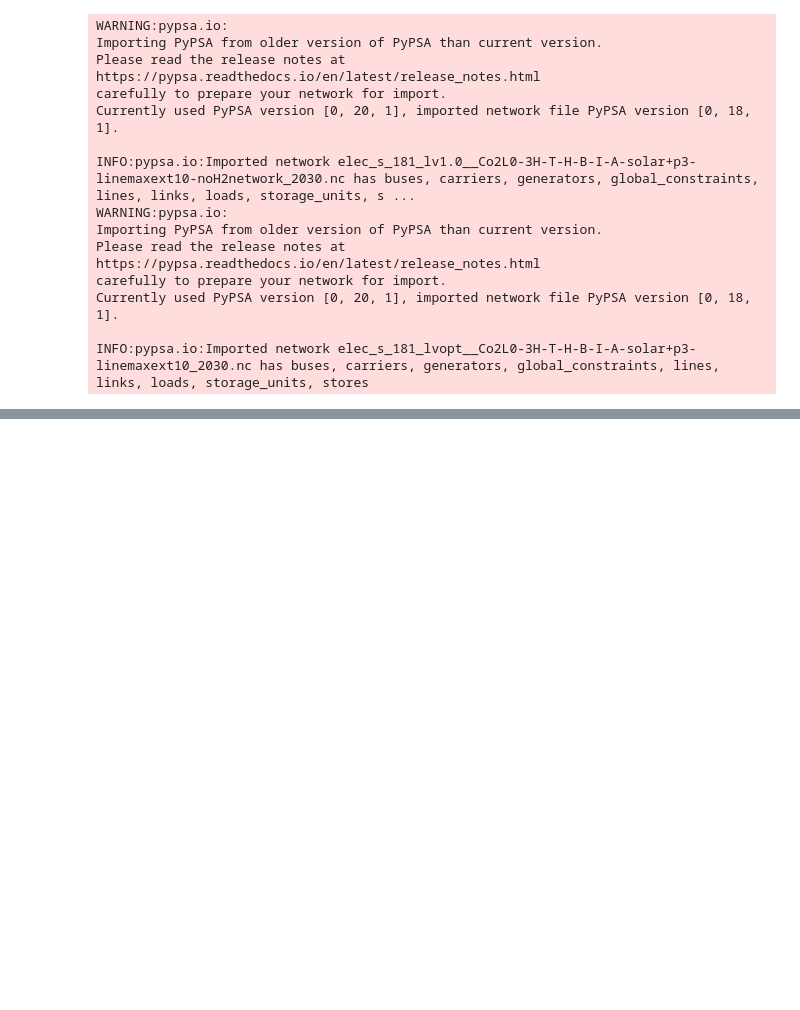
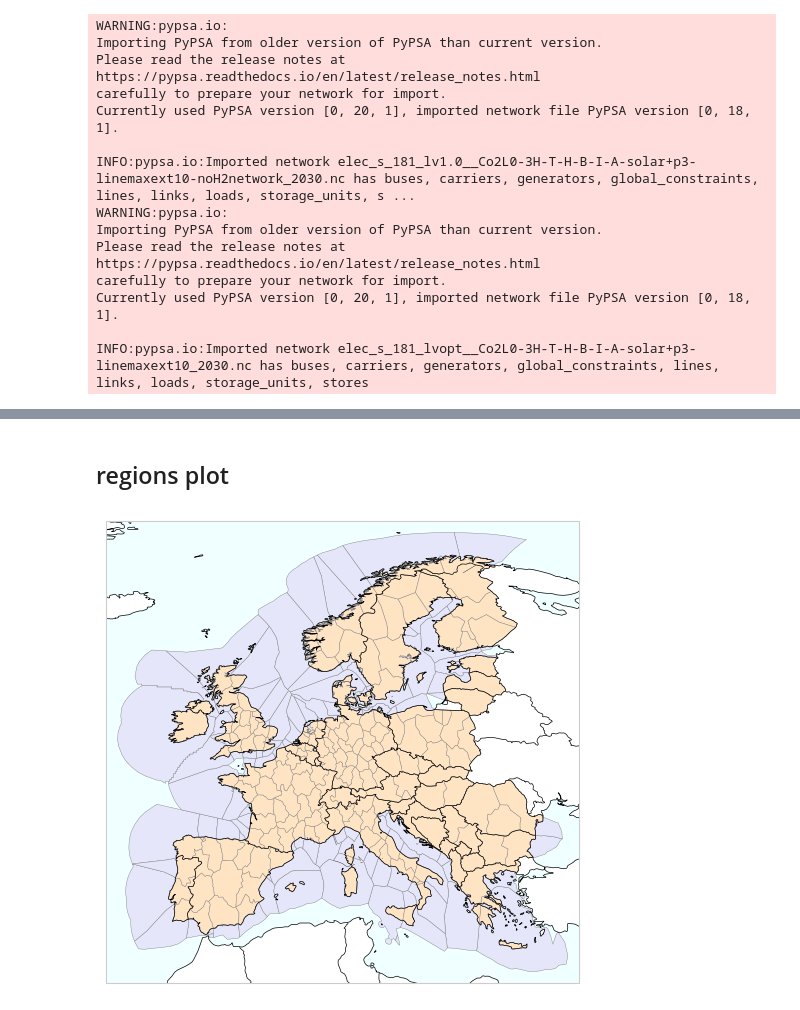
Before and after one commit to JulianGeis/master_thesis, a Jupyter notebook: notebooks/further_analysis.ipynb, the cells around one changed output, grey strips where cells are left out. Cells and saved outputs as stored; diff of their text form; code cells hidden in the pictures; blank space fills up the shorter version.

```diff
--- a/notebooks/further_analysis.ipynb
+++ b/notebooks/further_analysis.ipynb
@@ -102,0 +170,35 @@ df_exp_ts = pd.read_pickle("../data/processed/df_exp_ts.pkl")
+# %% [markdown]
+## regions plot
+# %%
+fig, ax = plt.subplots(1, 1, subplot_kw={'projection': ccrs.EqualEarth()},
+                        figsize=(7, 6))
+crs = ccrs.EqualEarth()
+
+
+ax.add_feature(cartopy.feature.BORDERS, edgecolor='black', linewidth=0.5)
+ax.coastlines(edgecolor='black', linewidth=0.5)
+ax.set_facecolor('white')
+ax.add_feature(cartopy.feature.OCEAN, color='azure')
+
+df_stst_ons.to_crs(crs.proj4_init).plot(ax=ax,
+                                        linewidth=0.3,
+                                        facecolor="bisque",
+                                        edgecolor = 'grey')
+
+df_stst_off.to_crs(crs.proj4_init).plot(ax=ax,
+                                        linewidth=0.3,
+                                        facecolor="lavender",
+                                        edgecolor = 'grey')
+
+
+# always select same section
+xmin, ymin, xmax, ymax = df_stst_off.to_crs(crs.proj4_init).total_bounds
+pad = 1 * 1e5  # add a padding around the geometry
+ax.set_xlim(xmin-pad, xmax+pad)
+ax.set_ylim(ymin-pad, ymax+pad)
+
+plt.show()
+
+fig.savefig(f"C:/Users/Julian/Studies/Master/01 TU Berlin/3. Semester - Masterarbeit/MA Marktwerte FEE/data/plots/01_general/regions.png")
+# %% [output]
+[figure, added]
```
Also changed, not shown: parts of 3 cells of this notebook, 10 other files.
